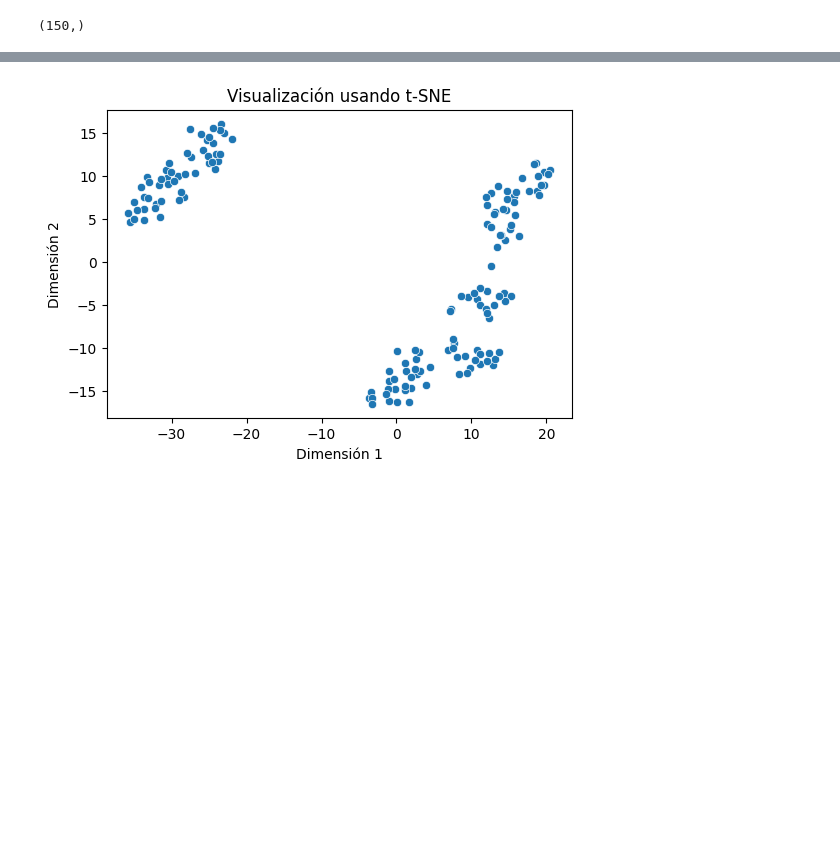
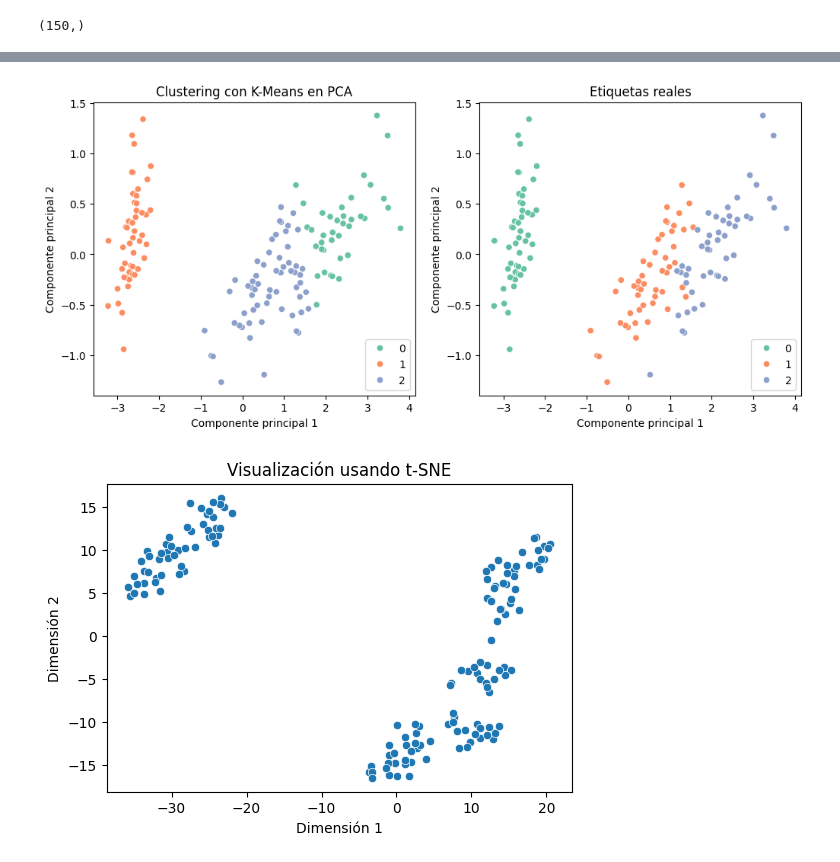
Before and after one commit to cdsaineac/Bootcamp-DS-202605, a Jupyter notebook: Clase 14 - Aprendizaje no supervisado - Reducción de dimensionalidad/Reducción de dimensionalidad.ipynb, the cells around one changed output, grey strips where cells are left out. Cells and saved outputs as stored; diff of their text form; code cells hidden in the pictures; blank space fills up the shorter version.

```diff
--- a/Clase 14 - Aprendizaje no supervisado - Reducción de dimensionalidad/Reducción de dimensionalidad.ipynb
+++ b/Clase 14 - Aprendizaje no supervisado - Reducción de dimensionalidad/Reducción de dimensionalidad.ipynb
@@ -182,3 +189,26 @@ array([[ 0.36138659, -0.08452251,  0.85667061,  0.3582892 ],
+# %%
+### CLUSTERING CON K-MEANS
+from sklearn.cluster import KMeans
+algoritmo_k_means = KMeans(n_clusters=3, random_state=42)
+etiquetas = algoritmo_k_means.fit(X_pca)
+etiquetas.labels_
+
+fig, axes = plt.subplots(1, 2, figsize=(12, 5))
+
+sns.scatterplot(x=X_pca[:,0], y=X_pca[:,1], hue=etiquetas.labels_, palette='Set2', ax=axes[0])
+sns.scatterplot(x=X_pca[:,0], y=X_pca[:,1], hue=y, palette='Set2', ax=axes[1])
+
+
+axes[0].set_title('Clustering con K-Means en PCA')
+axes[0].set_xlabel('Componente principal 1')
+axes[0].set_ylabel('Componente principal 2')
+
+axes[1].set_title('Etiquetas reales')
+axes[1].set_xlabel('Componente principal 1')
+axes[1].set_ylabel('Componente principal 2')
+plt.show()
+# %% [output]
+[figure, added]
 # %%
 # Aplicamos t-SNE para ver si las agrupaciones son más evidentes
 tsne = TSNE(n_components=2, perplexity=15)
```
Also changed, not shown: parts of 9 cells of this notebook.
